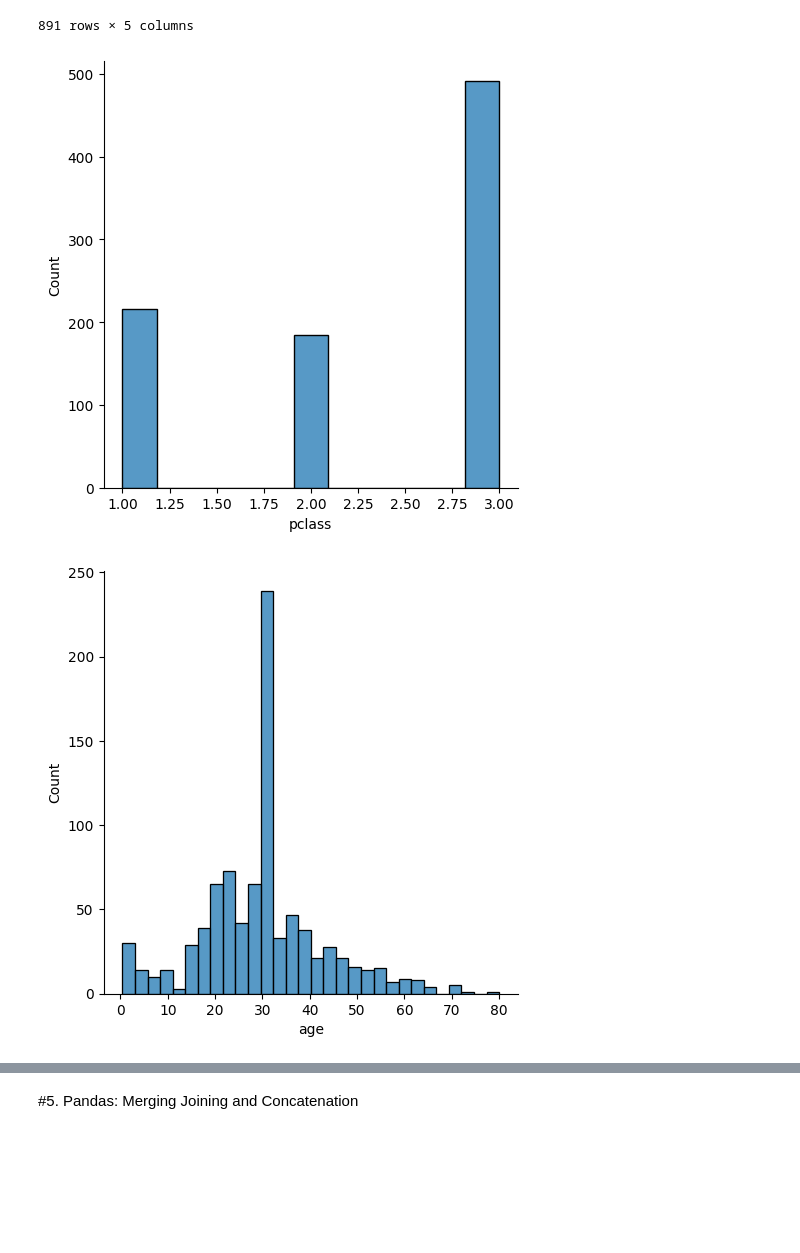
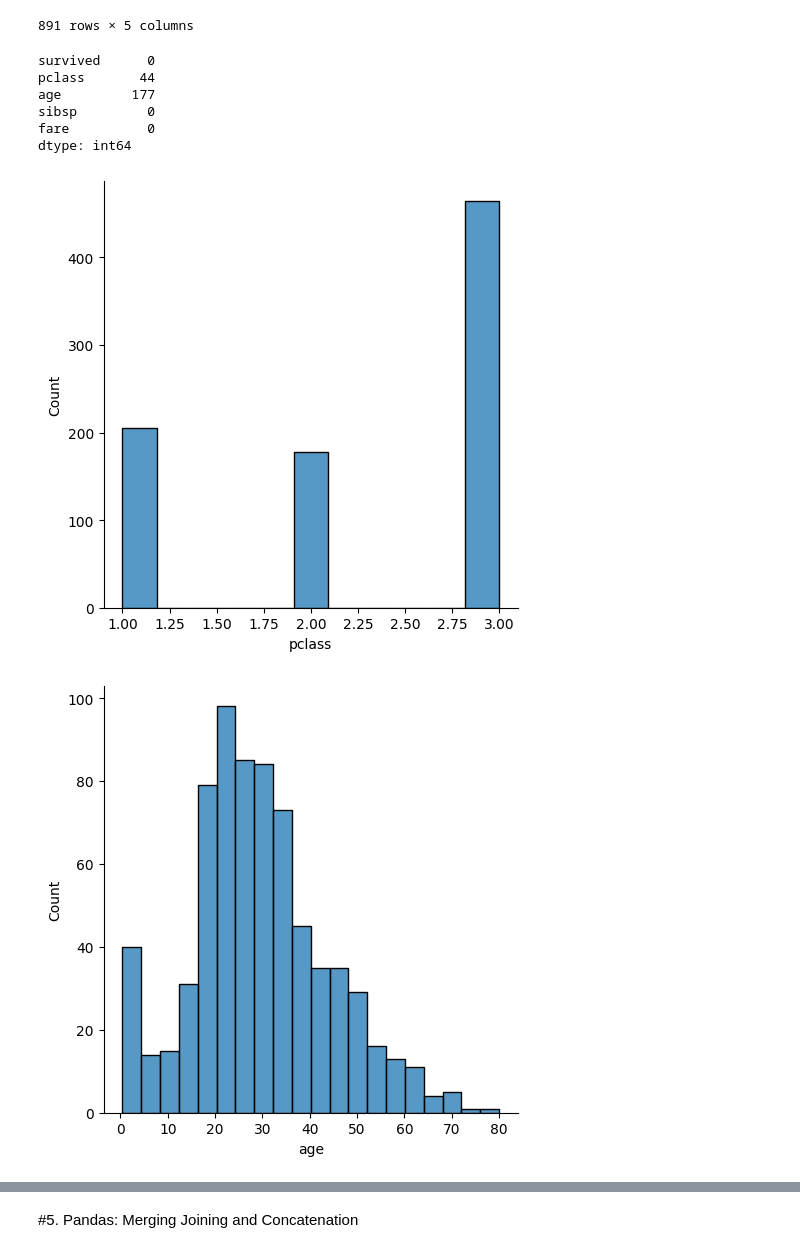
Before and after one commit to ishaank17/PSDV-Grp-ES-114-, a Jupyter notebook: Lab2/Lab2.ipynb, the cells around one changed output, grey strips where cells are left out. Cells and saved outputs as stored; diff of their text form; code cells hidden in the pictures; blank space fills up the shorter version.

```diff
--- a/Lab2/Lab2.ipynb
+++ b/Lab2/Lab2.ipynb
@@ -434,15 +434,23 @@ numeric_df
 | 890 | 0 | 3.0 | 32.0 | 0 | 7.7500 |
 891 rows × 5 columns
 # %%
-sns.displot(df.pclass)
-df.pclass.fillna(df.pclass.mode()[0],inplace=True)
-sns.displot(df.age)
-df.age.fillna(df.age.mean(),inplace=True)
+print(numeric_df.isna().sum())
+
+sns.displot(numeric_df.pclass)
+numericImputed= numeric_df.pclass.fillna(numeric_df.pclass.mode()[0])
+sns.displot(numeric_df.age)
+numeric_df.age.fillna(numeric_df.age.mean(),inplace=True)
 
 
 # The Number of 3 in plcass is highest so we take the mode
 
 # distibution of age is almost normal so we take mean
 # %% [output]
+survived      0
+pclass       44
+age         177
+sibsp         0
+fare          0
+dtype: int64
-[figure, old version]
+[figure, new version]
-[figure, old version]
+[figure, new version]
```
Also changed, not shown: parts of 5 cells of this notebook.
